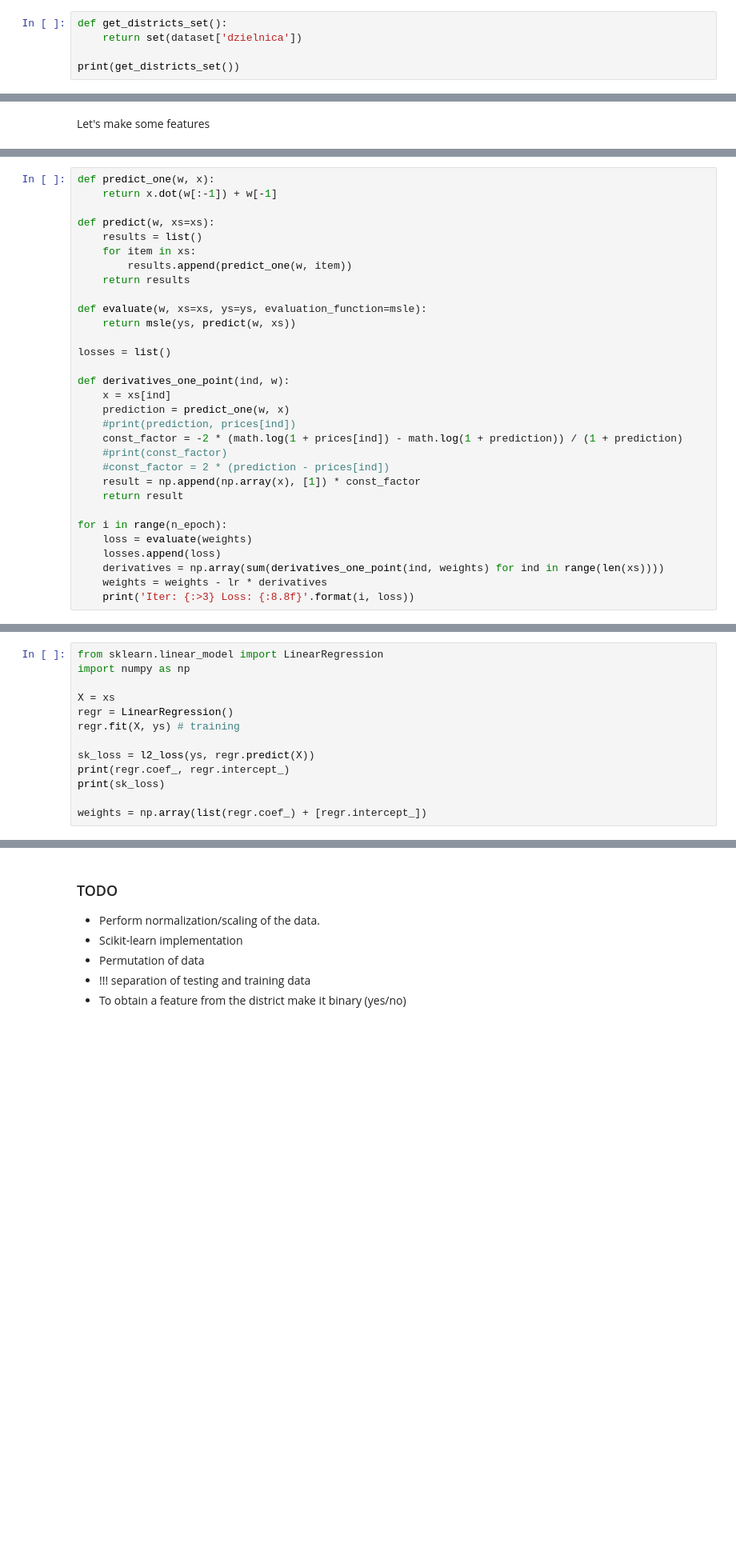
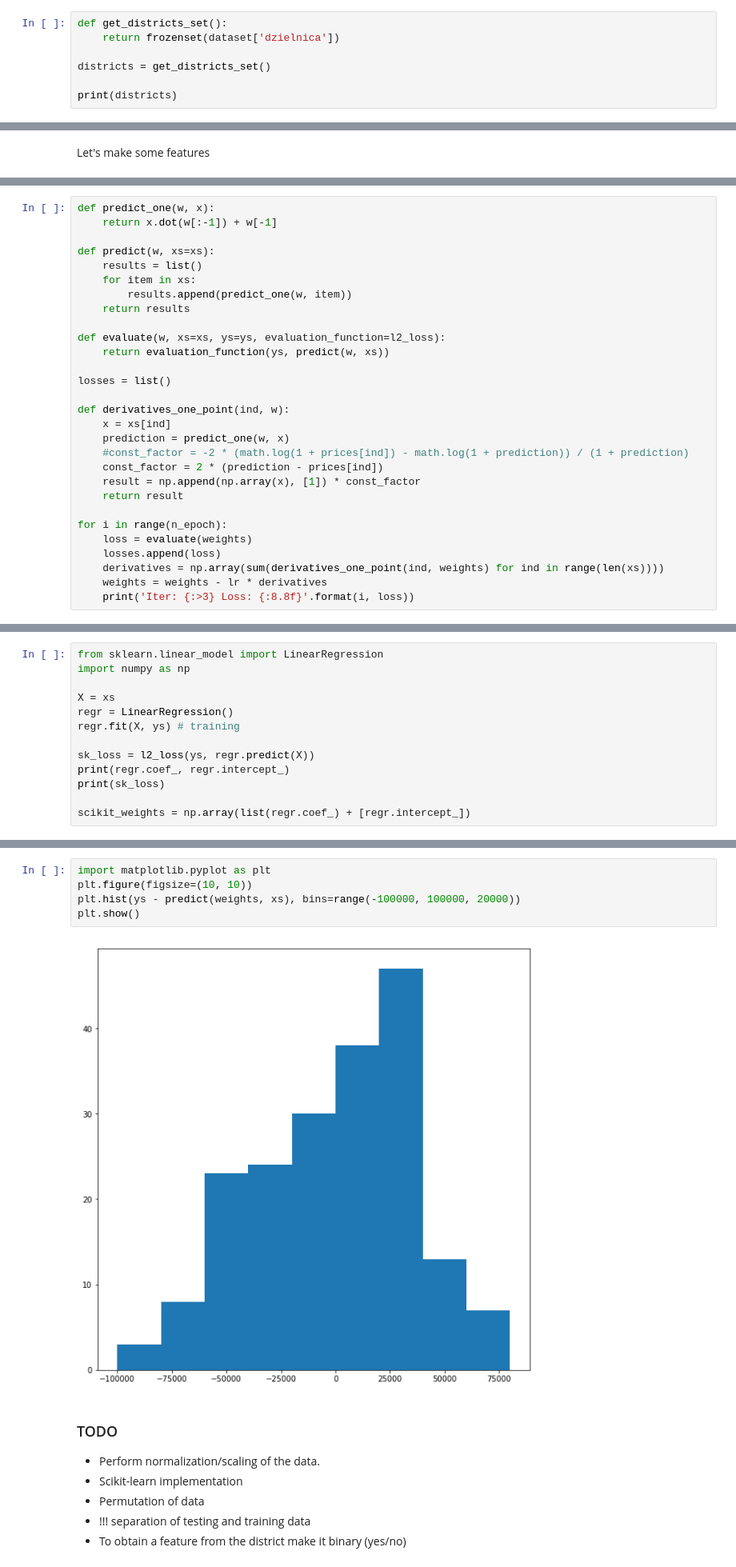
Before and after one commit to kmichael08/machine-learning-course, a Jupyter notebook: multiple_linear_regression/Exercise 2 - Multiple Linear Regression.ipynb, the cells around one changed output, grey strips where cells are left out. Shown at 80% size. Cells and saved outputs as stored; diff of their text form; blank space fills up the shorter version.

```diff
--- a/multiple_linear_regression/Exercise 2 - Multiple Linear Regression.ipynb
+++ b/multiple_linear_regression/Exercise 2 - Multiple Linear Regression.ipynb
@@ -135,7 +135,9 @@ print(l2_loss(ys, ps))
 282241.4511487305
 # %%
 def get_districts_set():
-    return set(dataset['dzielnica'])
+    return frozenset(dataset['dzielnica'])
 
-print(get_districts_set())
+districts = get_districts_set()
+
+print(districts)
 # %% [output]
@@ -175,18 +197,16 @@ def predict(w, xs=xs):
         results.append(predict_one(w, item))
     return results
 
-def evaluate(w, xs=xs, ys=ys, evaluation_function=msle):
-    return msle(ys, predict(w, xs))
+def evaluate(w, xs=xs, ys=ys, evaluation_function=l2_loss):
+    return evaluation_function(ys, predict(w, xs))
 
 losses = list()
 
 def derivatives_one_point(ind, w):
     x = xs[ind]
     prediction = predict_one(w, x)
-    #print(prediction, prices[ind])
-    const_factor = -2 * (math.log(1 + prices[ind]) - math.log(1 + prediction)) / (1 + prediction)
-    #print(const_factor)
-    #const_factor = 2 * (prediction - prices[ind])
+    #const_factor = -2 * (math.log(1 + prices[ind]) - math.log(1 + prediction)) / (1 + prediction)
+    const_factor = 2 * (prediction - prices[ind])
     result = np.append(np.array(x), [1]) * const_factor
     return result
 
@@ -226,5 +246,5 @@ sk_loss = l2_loss(ys, regr.predict(X))
 print(regr.coef_, regr.intercept_)
 print(sk_loss)
 
-weights = np.array(list(regr.coef_) + [regr.intercept_])
+scikit_weights = np.array(list(regr.coef_) + [regr.intercept_])
 # %% [output]
@@ -255,3 +278,10 @@ for price, prediction in zip(ys, predict(weights, xs)):
+# %%
+import matplotlib.pyplot as plt
+plt.figure(figsize=(10, 10))
+plt.hist(ys - predict(weights, xs), bins=range(-100000, 100000, 20000))
+plt.show()
+# %% [output]
+[figure, added]
 # %% [markdown]
 ### TODO
 * Perform normalization/scaling of the data.
```
Also changed, not shown: parts of 12 cells of this notebook.
